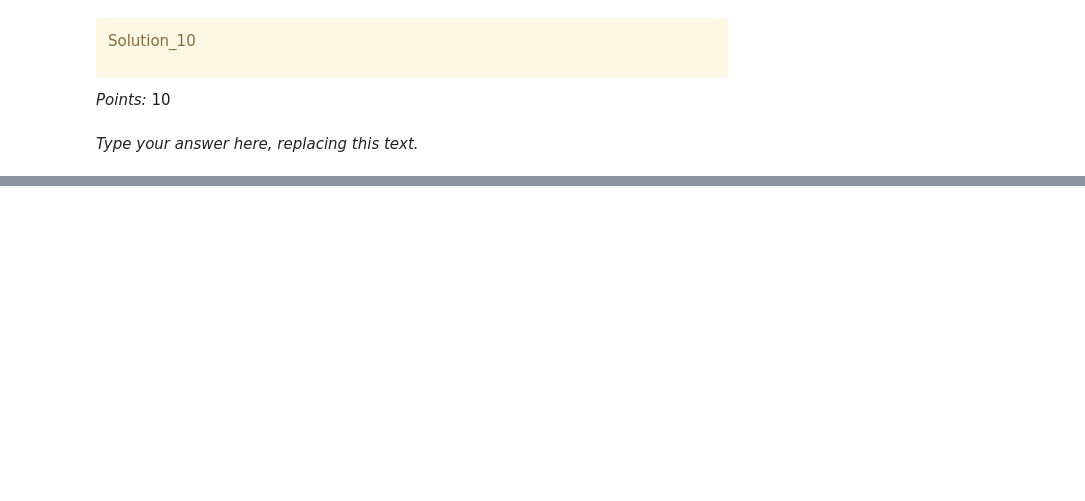
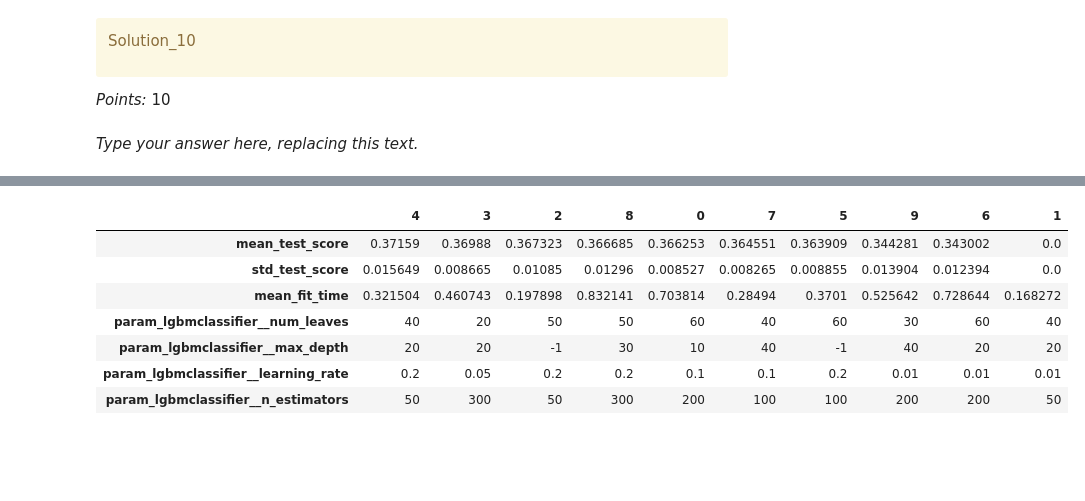
Before and after one commit to Nick-Fong925/CPSC330-hw5, a Jupyter notebook: hw5.ipynb, the cells around one changed output, grey strips where cells are left out. Saved outputs shown, nothing was run; the diff lists cells and outputs as text; code cells hidden in the pictures; blank space fills up the shorter version.

```diff
--- a/hw5.ipynb
+++ b/hw5.ipynb
@@ -900,3 +895,51 @@ KeyError: "['param_logisticregression__class_weight', 'param_logisticregression_
+# %%
+param_grid_lgbm = {
+    "lgbmclassifier__num_leaves": [20, 30, 40, 50, 60],
+    "lgbmclassifier__max_depth": [-1, 10, 20, 30, 40],
+    "lgbmclassifier__learning_rate": [0.01, 0.05, 0.1, 0.2],
+    "lgbmclassifier__n_estimators": [50, 100, 200, 300]
+}
+
+
+random_search_lgbm = RandomizedSearchCV(
+    pipe_lgbm,
+    param_distributions=param_grid_lgbm,
+    n_iter=10,
+    scoring=recall_scorer,
+    refit='recall',
+    return_train_score=True,
+    random_state=123
+)
+
+
+random_search_lgbm.fit(X_train, y_train)
+
+
+lgbm_df_sorted = pd.DataFrame(random_search_lgbm.cv_results_)[
+    [
+        "mean_test_score",
+        "std_test_score",
+        "mean_fit_time",
+        'param_lgbmclassifier__num_leaves',
+        'param_lgbmclassifier__max_depth',
+        'param_lgbmclassifier__learning_rate',
+        'param_lgbmclassifier__n_estimators'
+    ]
+].sort_values(
+    by=["mean_test_score"],
+    ascending=False
+).T
+
+lgbm_df_sorted
+# %% [output]
+|  | 4 | 3 | 2 | 8 | 0 | 7 | 5 | 9 | 6 | 1 |
+| mean_test_score | 0.37159 | 0.36988 | 0.367323 | 0.366685 | 0.366253 | 0.364551 | 0.363909 | 0.344281 | 0.343002 | 0.0 |
+| std_test_score | 0.015649 | 0.008665 | 0.01085 | 0.01296 | 0.008527 | 0.008265 | 0.008855 | 0.013904 | 0.012394 | 0.0 |
+| mean_fit_time | 0.321504 | 0.460743 | 0.197898 | 0.832141 | 0.703814 | 0.28494 | 0.3701 | 0.525642 | 0.728644 | 0.168272 |
+| param_lgbmclassifier__num_leaves | 40 | 20 | 50 | 50 | 60 | 40 | 60 | 30 | 60 | 40 |
+| param_lgbmclassifier__max_depth | 20 | 20 | -1 | 30 | 10 | 40 | -1 | 40 | 20 | 20 |
+| param_lgbmclassifier__learning_rate | 0.2 | 0.05 | 0.2 | 0.2 | 0.1 | 0.1 | 0.2 | 0.01 | 0.01 | 0.01 |
+| param_lgbmclassifier__n_estimators | 50 | 300 | 50 | 300 | 200 | 100 | 100 | 200 | 200 | 50 |
 # %% [markdown]
 <!-- END QUESTION -->
 
```
Also changed, not shown: parts of 19 cells of this notebook, 1 other file.
